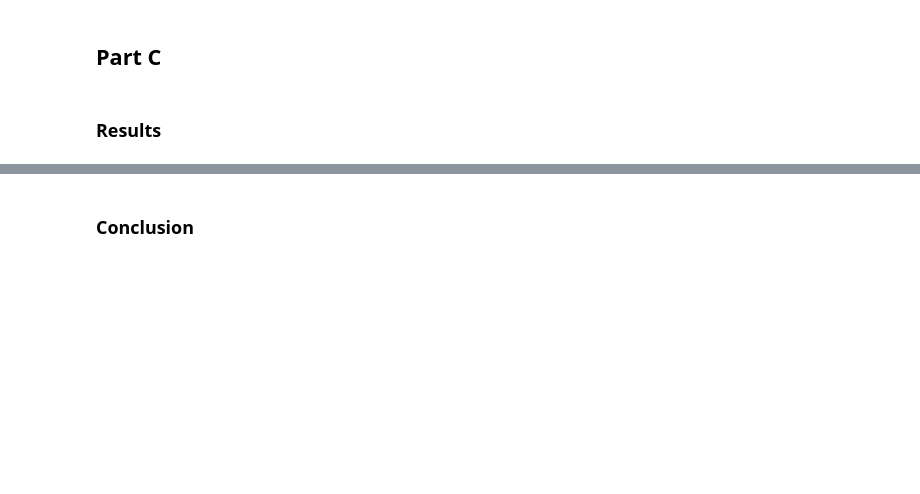
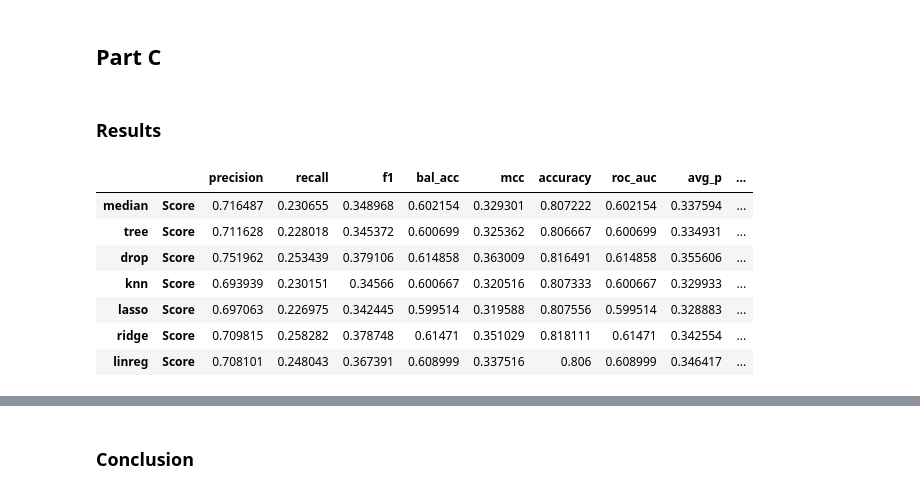
Before and after one commit to PranavRao25/Data-Analytics, a Jupyter notebook: assignment-6/code.ipynb, the cells around one changed output, grey strips where cells are left out. Saved outputs shown, nothing was run; the diff lists cells and outputs as text; code cells hidden in the pictures; blank space fills up the shorter version.

```diff
--- a/assignment-6/code.ipynb
+++ b/assignment-6/code.ipynb
@@ -202,6 +186,6 @@ alphas = [0.5, 0.25]
 # %%
 for alpha in alphas:
     model, error, pred = linreg(linear_model.Lasso(alpha=alpha))
-    linreg_df = final_df(pred, f"lasso_data_{alpha}")
+    lasso_df = combine(pred, f"lasso_{alpha}")
     print(error)
 # %% [output]
@@ -211,16 +195,6 @@ for alpha in alphas:
 ### Imputation Method 3 : Non-linear Regression
 # %% [markdown]
 Assuming a linear relationship might be too simple for the data, so we might decide to assume a more general but complex non-linear relationship between the features and then perform a non-linear regression on the same.
-# %%
-nonlin_reg_cleaned = {}
-for d in ds1:
-    cleaned_df = ds1[d].copy(deep=True)
-    for col in ds1[d].columns:
-        if not col in missing_columns:
-            cleaned_df[col] = ds1[d][col]
-    cleaned_df[target_missing_column] = ds1[d][target_missing_column]
-    nonlin_reg_cleaned[d] = cleaned_df
-    cleaned_df.to_csv(f"data/cleaned_nonlinreg_{d}.csv", index=False)
 # %%
 def nonlinreg(model):
     model.fit(X_train, y_train)
@@ -364,8 +320,8 @@ def report_generator(y_test, y_pred, name):
 # %%
 def classify(data: pd.DataFrame, name):
     train, test = train_test_split(data, test_size=0.3)
-    X_train, y_train = train.drop(target_classifier_feature), train[target_classifier_feature]
-    X_test, y_test = test.drop(target_classifier_feature), test[target_classifier_feature]
+    X_train, y_train = train.drop(target_classifier_feature, axis=1), train[target_classifier_feature]
+    X_test, y_test = test.drop(target_classifier_feature, axis=1), test[target_classifier_feature]
 
     std_scaler = StandardScaler().fit(X_train)
     X_train = std_scaler.transform(X_train)
@@ -389,7 +345,7 @@ def classify(data: pd.DataFrame, name):
 reports, dfs = dict(), dict()
 # %%
 data_map = {
-    "median": "data/",
+    "median": "data/median.csv",
     "tree": "data/decisiontree.csv",
     "drop": "data/dropped.csv",
     "knn": "data/kneighbors_5.csv",
@@ -413,6 +367,17 @@ KeyError: "['default.payment.next.month'] not found in axis"
 # %%
 comp_df = pd.concat(dfs, axis=0)
 comp_df.to_csv('comparison_metrics.csv', index=False)
+# %%
+comp_df
+# %% [output]
+|  |  | precision | recall | f1 | bal_acc | mcc | accuracy | roc_auc | avg_p | ... |
+| median | Score | 0.716487 | 0.230655 | 0.348968 | 0.602154 | 0.329301 | 0.807222 | 0.602154 | 0.337594 | ... |
+| tree | Score | 0.711628 | 0.228018 | 0.345372 | 0.600699 | 0.325362 | 0.806667 | 0.600699 | 0.334931 | ... |
+| drop | Score | 0.751962 | 0.253439 | 0.379106 | 0.614858 | 0.363009 | 0.816491 | 0.614858 | 0.355606 | ... |
+| knn | Score | 0.693939 | 0.230151 | 0.34566 | 0.600667 | 0.320516 | 0.807333 | 0.600667 | 0.329933 | ... |
+| lasso | Score | 0.697063 | 0.226975 | 0.342445 | 0.599514 | 0.319588 | 0.807556 | 0.599514 | 0.328883 | ... |
+| ridge | Score | 0.709815 | 0.258282 | 0.378748 | 0.61471 | 0.351029 | 0.818111 | 0.61471 | 0.342554 | ... |
+| linreg | Score | 0.708101 | 0.248043 | 0.367391 | 0.608999 | 0.337516 | 0.806 | 0.608999 | 0.346417 | ... |
 # %%
 x = list(comp_df['name'])
 fig, axs = plt.subplots(5, 2, figsize=(15, 15))
```
Also changed, not shown: parts of 24 cells of this notebook, 35 other files.
